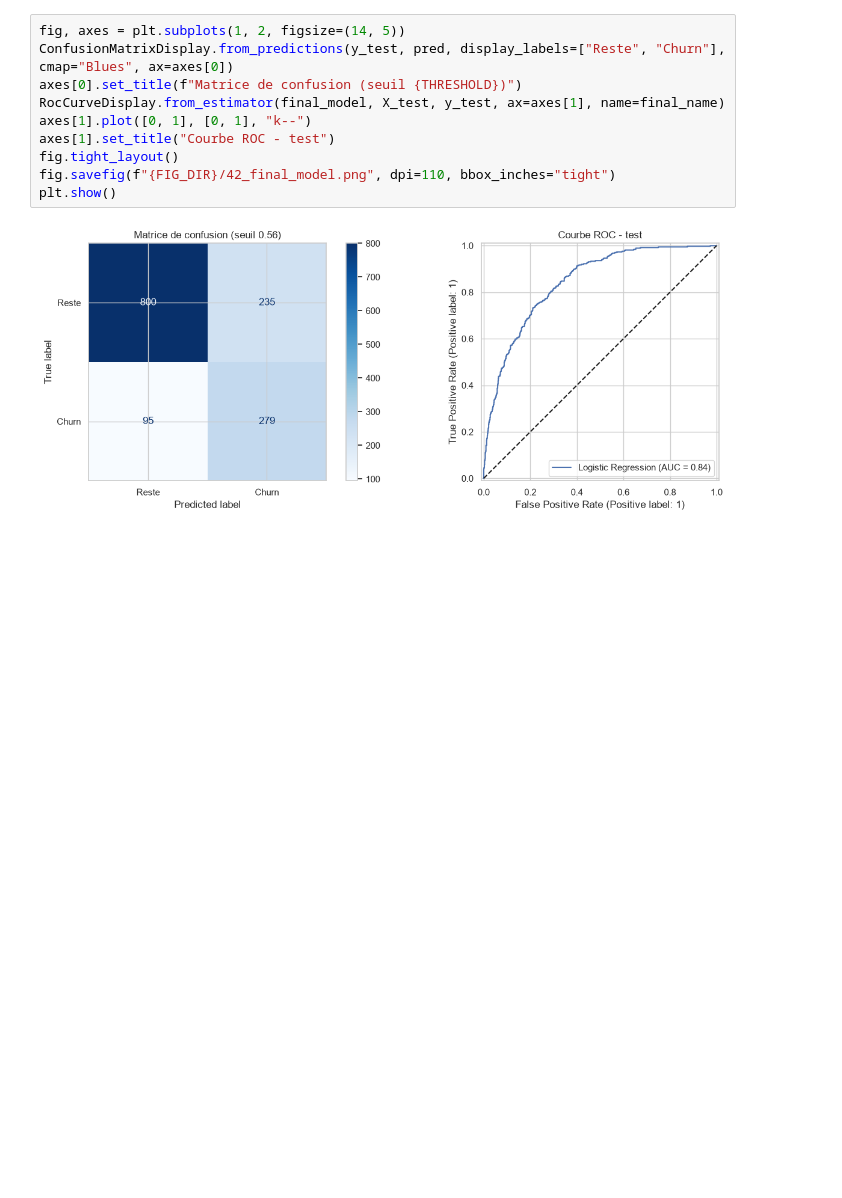
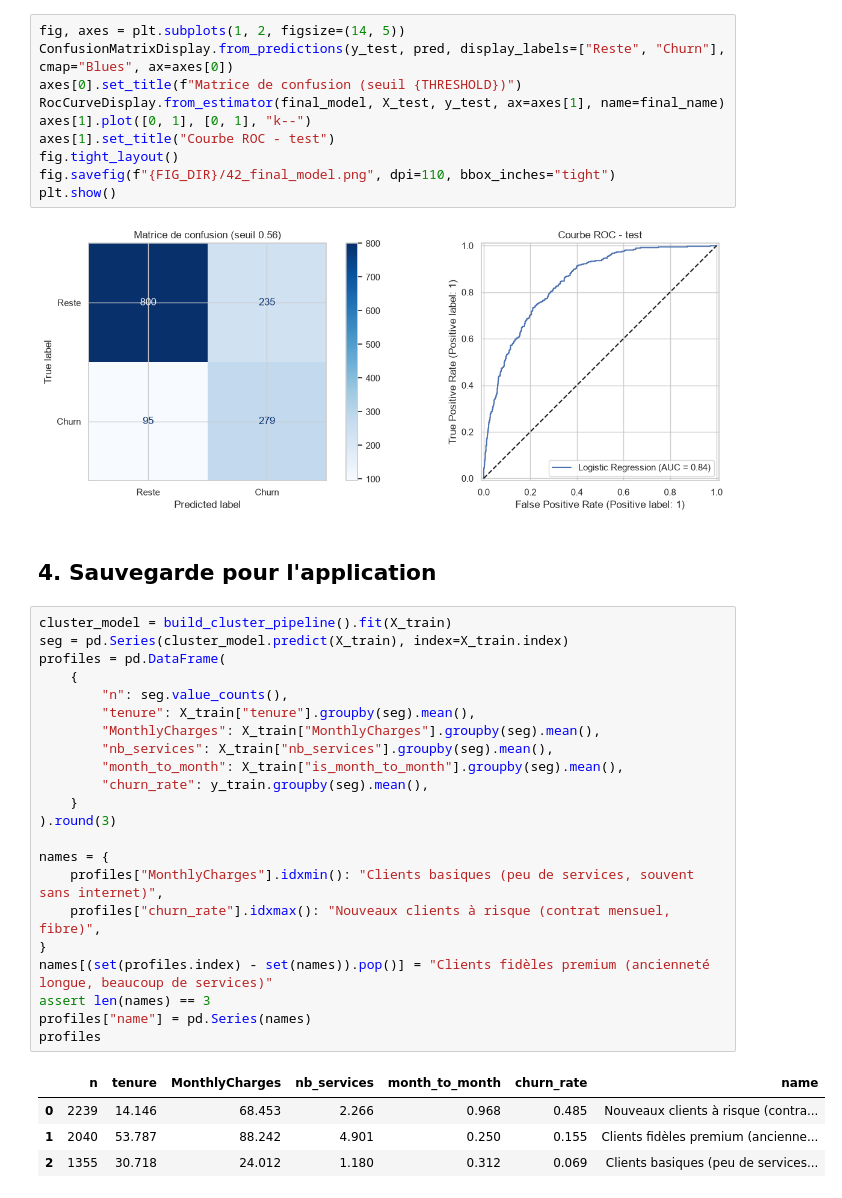
Before and after one commit to doughmi-ilyas/customer-churn-prediction, a Jupyter notebook: notebooks/05_optimisation_mlflow.ipynb, the cells around one changed output. Cells and saved outputs as stored; diff of their text form; blank space fills up the shorter version.

Commit message:
optimisation: add section "Sauvegarde pour l'application"

```diff
--- a/notebooks/05_optimisation_mlflow.ipynb
+++ b/notebooks/05_optimisation_mlflow.ipynb
@@ -355,3 +355,32 @@ fig.savefig(f"{FIG_DIR}/42_final_model.png", dpi=110, bbox_inches="tight")
 plt.show()
 # %% [output]
 [figure]
+# %% [markdown]
+## 4. Sauvegarde pour l'application
+# %%
+cluster_model = build_cluster_pipeline().fit(X_train)
+seg = pd.Series(cluster_model.predict(X_train), index=X_train.index)
+profiles = pd.DataFrame(
+    {
+        "n": seg.value_counts(),
+        "tenure": X_train["tenure"].groupby(seg).mean(),
+        "MonthlyCharges": X_train["MonthlyCharges"].groupby(seg).mean(),
+        "nb_services": X_train["nb_services"].groupby(seg).mean(),
+        "month_to_month": X_train["is_month_to_month"].groupby(seg).mean(),
+        "churn_rate": y_train.groupby(seg).mean(),
+    }
+).round(3)
+
+names = {
+    profiles["MonthlyCharges"].idxmin(): "Clients basiques (peu de services, souvent sans internet)",
+    profiles["churn_rate"].idxmax(): "Nouveaux clients à risque (contrat mensuel, fibre)",
+}
+names[(set(profiles.index) - set(names)).pop()] = "Clients fidèles premium (ancienneté longue, beaucoup de services)"
+assert len(names) == 3
+profiles["name"] = pd.Series(names)
+profiles
+# %% [output]
+|  | n | tenure | MonthlyCharges | nb_services | month_to_month | churn_rate | name |
+| 0 | 2239 | 14.146 | 68.453 | 2.266 | 0.968 | 0.485 | Nouveaux clients à risque (contra... |
+| 1 | 2040 | 53.787 | 88.242 | 4.901 | 0.250 | 0.155 | Clients fidèles premium (ancienne... |
+| 2 | 1355 | 30.718 | 24.012 | 1.180 | 0.312 | 0.069 | Clients basiques (peu de services... |
```
Also changed, not shown: parts of 1 cell of this notebook, 3 other files.
